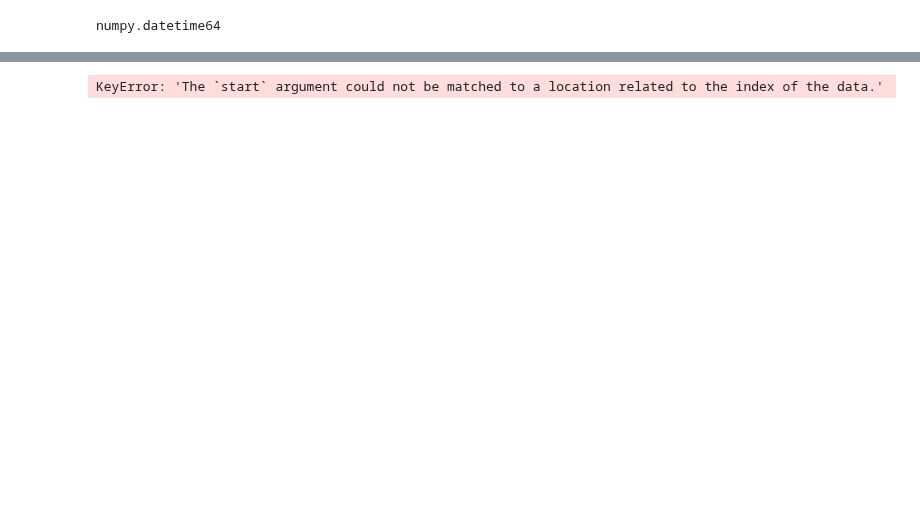
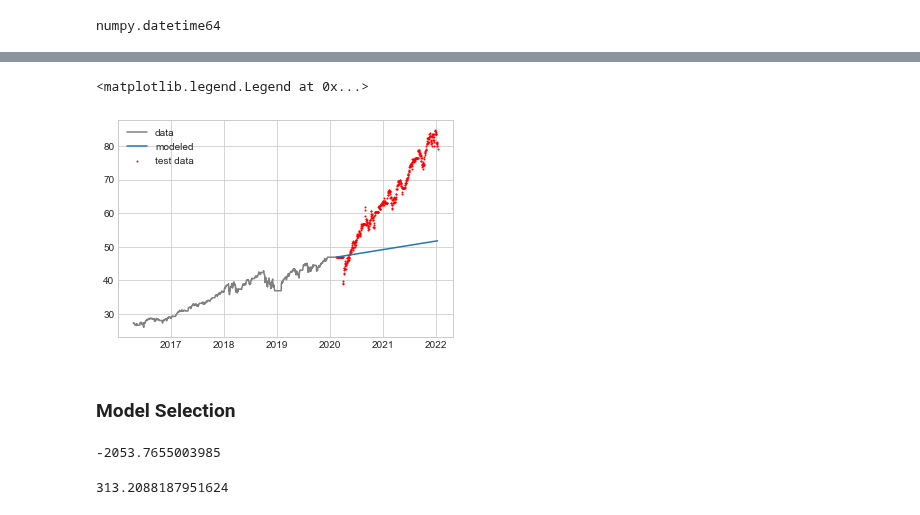
Before and after one commit to lu18cheng/pic16b_stock_analysis, a Jupyter notebook: code/Time Series Modeling.ipynb, the cells around one changed output, grey strips where cells are left out. Cells and saved outputs as stored; diff of their text form; code cells hidden in the pictures; blank space fills up the shorter version.

```diff
--- a/code/Time Series Modeling.ipynb
+++ b/code/Time Series Modeling.ipynb
@@ -71,7 +148,7 @@ ax.plot(trend, label = 'trend')
 # %% [markdown]
 ### Time Series Forecasting
 # %%
-order = (0, 1, 0)
+order = (1, 3, 3)
 seasonal_order = (0, 1, 1, 5)
 model = sm.tsa.SARIMAX(y_train, order = order, seasonal_order = seasonal_order)
 fit = model.fit()
@@ -128,15 +182,23 @@ TypeError: data type 'datetime(ns)' not understood
 # %%
 # prediction on test data
-test_preds = fit.get_prediction(start = y_test.index.values[-100],
-                                  end = y_test.index.values[-10])
+test_preds = fit.get_prediction(start = y_test.index.values[0],
+                                  end = y_test.index.values[-1])
 
 test_preds = test_preds.predicted_mean
 
 recency = -1000
 
-#plt.plot(y_train[recency:], color = "grey", label = "data")
+plt.plot(y_train[recency:], color = "grey", label = "data")
 plt.scatter(y_test.index.values, y_test, color = "red", label = "test data", s = 1)
 plt.plot(test_preds, zorder = 10, label = "modeled")
 plt.legend()
 # %% [output]
-KeyError: 'The `start` argument could not be matched to a location related to the index of the data.'
+<matplotlib.legend.Legend at 0x...>
+[figure, added]
+# %% [markdown]
+### Model Selection
+# %%
+# loss function
+fit.aic
+# %% [output]
+-2053.7655003985
@@ -142,0 +213,4 @@ KeyError: 'The `start` argument could not be matched to a location related to th
+# %%
+test_MSE(fit, y_test)
+# %% [output]
+313.2088187951624
```
Also changed, not shown: parts of 17 cells of this notebook.
